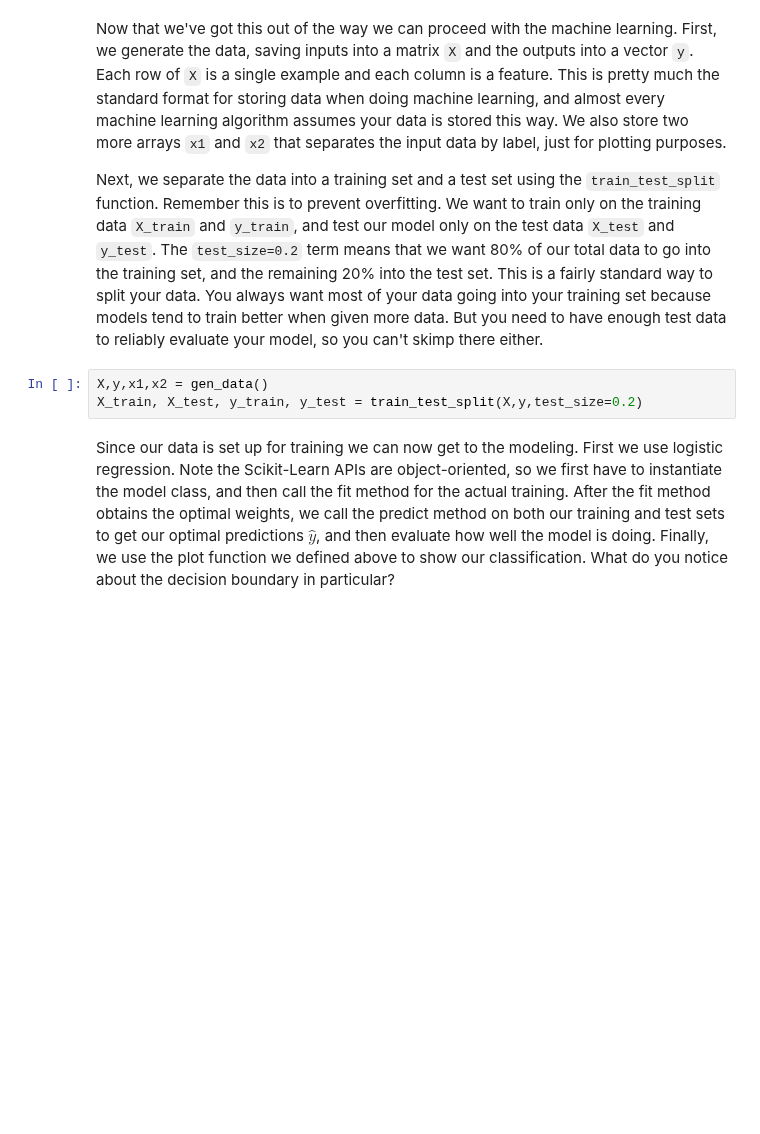
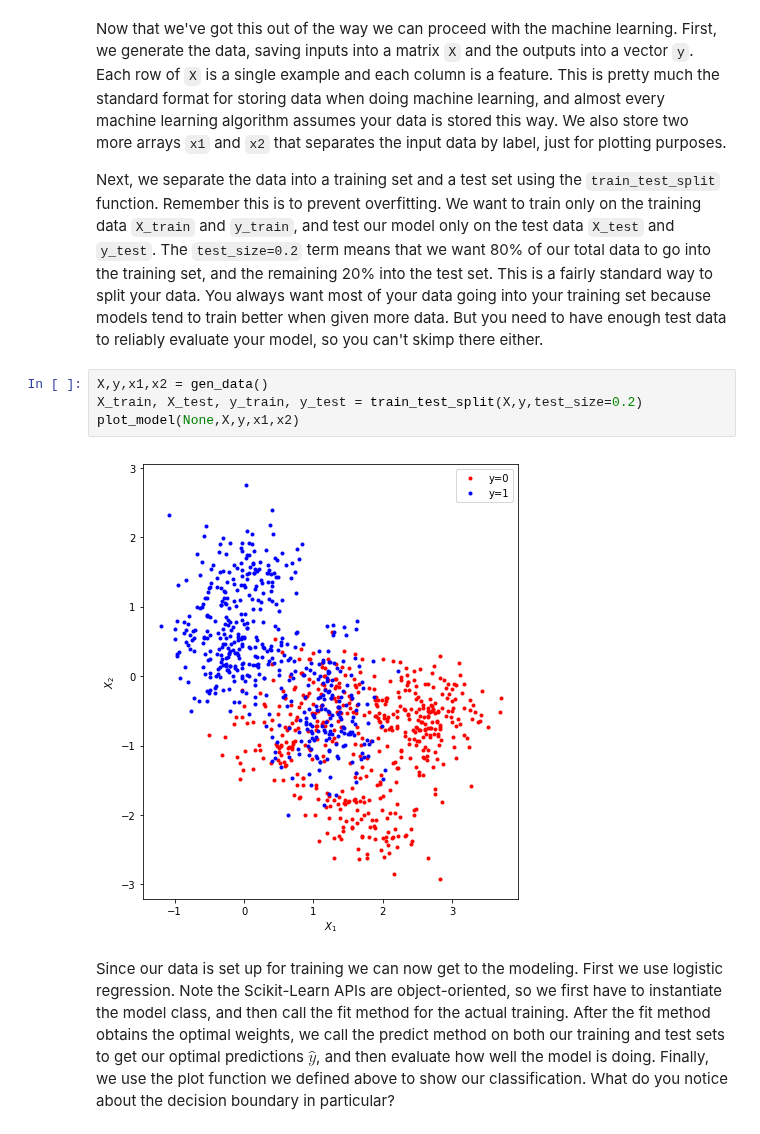
Before and after one commit to rkingery/ml_tutorials, a Jupyter notebook: supervised_learning.ipynb, the cells around one changed output. Saved outputs shown, nothing was run; the diff lists cells and outputs as text; blank space fills up the shorter version.

```diff
--- a/supervised_learning.ipynb
+++ b/supervised_learning.ipynb
@@ -77,6 +83,9 @@ Next, we separate the data into a training set and a test set using the `train_t
 # %%
 X,y,x1,x2 = gen_data()
 X_train, X_test, y_train, y_test = train_test_split(X,y,test_size=0.2)
+plot_model(None,X,y,x1,x2)
+# %% [output]
+[figure, added]
 # %% [markdown]
 Since our data is set up for training we can now get to the modeling. First we use logistic regression. Note the Scikit-Learn APIs are object-oriented, so we first have to instantiate the model class, and then call the fit method for the actual training. After the fit method obtains the optimal weights, we call the predict method on both our training and test sets to get our optimal predictions $\hat y$, and then evaluate how well the model is doing. Finally, we use the plot function we defined above to show our classification. What do you notice about the decision boundary in particular?
 # %%
```
Also changed, not shown: parts of 6 cells of this notebook, 1 other file.
